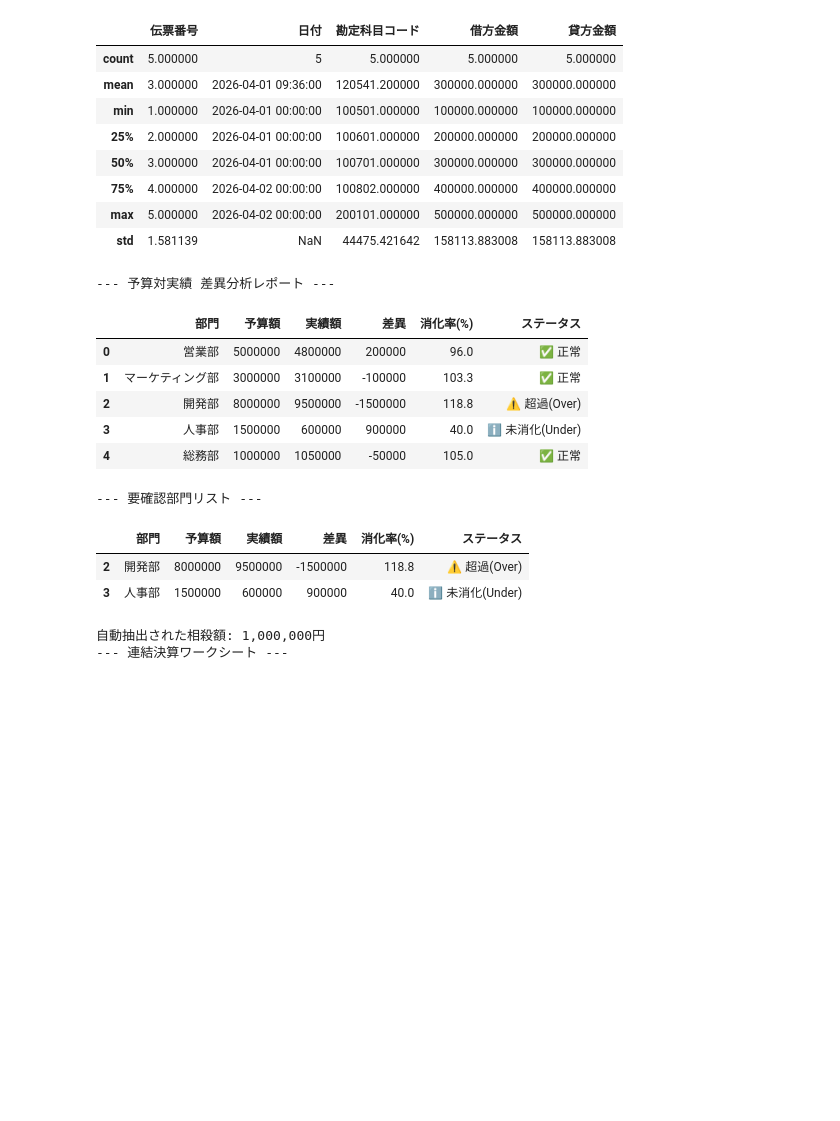
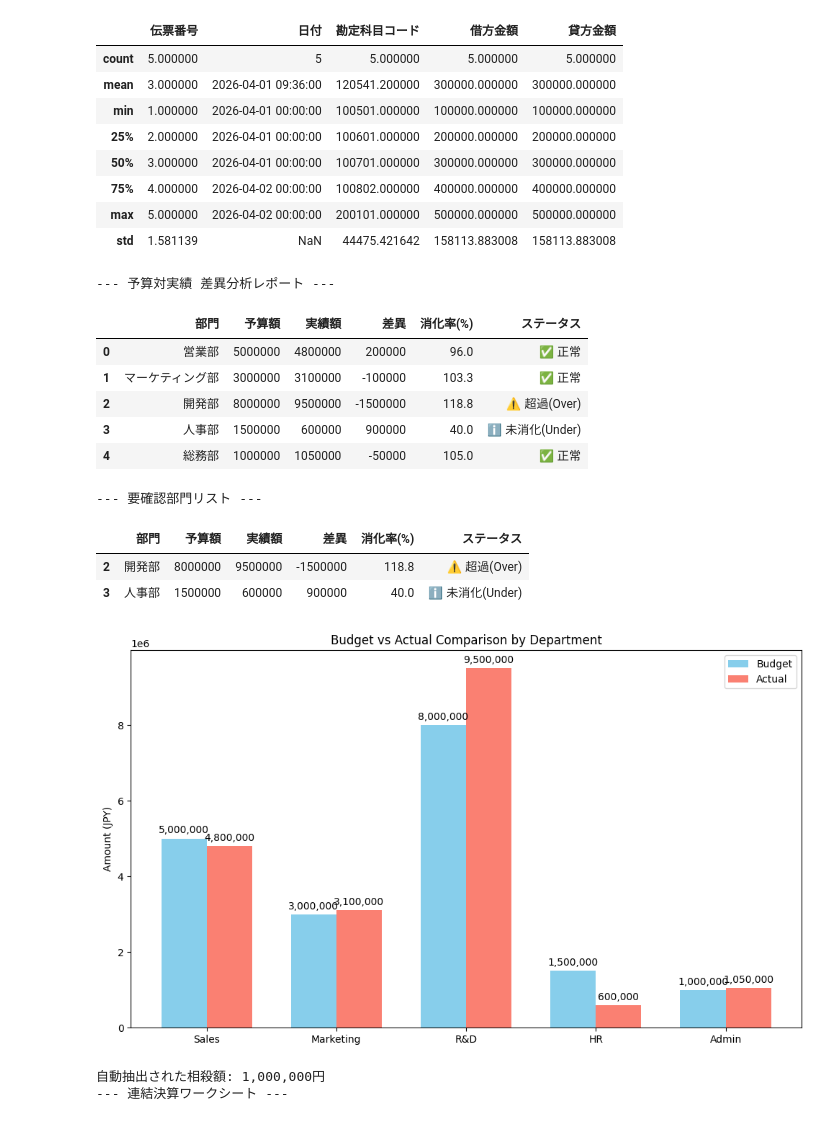
Before and after one commit to Koji-Accounting-Tech/D365-Finance-Data-Validator, a Jupyter notebook: D365_Data_Processing.ipynb, the cells around one changed output. Cells and saved outputs as stored; diff of their text form; code cells hidden in the pictures; blank space fills up the shorter version.

Commit message:
Colab を使用して作成されました

```diff
--- a/D365_Data_Processing.ipynb
+++ b/D365_Data_Processing.ipynb
@@ -60,33 +60,75 @@ df_vansa['消化率(%)'] = (df_vansa['実績額'] / df_vansa['予算額'] * 100)
 # 消化率が110%以上、または50%以下を異常とする
 def judge_alert(percent):
     if percent >= 110:
         return "⚠️ 超過(Over)"
     elif percent <= 50:
         return "ℹ️ 未消化(Under)"
     else:
         return "✅ 正常"
 
 df_vansa['ステータス'] = df_vansa['消化率(%)'].apply(judge_alert)
 
 print("--- 予算対実績 差異分析レポート ---")
 display(df_vansa)
 
 # 6. アラート対象のみ抽出
 alerts = df_vansa[df_vansa['ステータス'] != "✅ 正常"]
 print("\n--- 要確認部門リスト ---")
 display(alerts)
+
+import matplotlib.pyplot as plt
+import numpy as np
+
+# 日本語フォントの設定（Colabで日本語を表示するための簡易設定）
+plt.rcParams['font.family'] = 'sans-serif'
+
+# 7. データの準備（英語にマッピング）
+# 日本語の部門名を英語に変換して表示用にする
+dept_map = {
+    '営業部': 'Sales',
+    'マーケティング部': 'Marketing',
+    '開発部': 'R&D',
+    '人事部': 'HR',
+    '総務部': 'Admin'
+}
+labels = df_vansa['部門'].map(dept_map)
+budget = df_vansa['予算額']
+actual = df_vansa['実績額']
+
+x = np.arange(len(labels))
+width = 0.35
+
+# 8. グラフの作成
+fig, ax = plt.subplots(figsize=(10, 6))
+rects1 = ax.bar(x - width/2, budget, width, label='Budget', color='skyblue')
+rects2 = ax.bar(x + width/2, actual, width, label='Actual', color='salmon')
+
+# 8. ラベルやタイトルの設定（英語）
+ax.set_ylabel('Amount (JPY)')
+ax.set_title('Budget vs Actual Comparison by Department')
+ax.set_xticks(x)
+ax.set_xticklabels(labels)
+ax.legend()
+
+# 9. 棒の上に数値を表示する（オプション）
+ax.bar_label(rects1, padding=3, fmt='{:,.0f}')
+ax.bar_label(rects2, padding=3, fmt='{:,.0f}')
+
+fig.tight_layout()
+plt.show()
 # %% [output]
 --- 予算対実績 差異分析レポート ---
 |  | 部門 | 予算額 | 実績額 | 差異 | 消化率(%) | ステータス |
 | 0 | 営業部 | 5000000 | 4800000 | 200000 | 96.0 | ✅ 正常 |
 | 1 | マーケティング部 | 3000000 | 3100000 | -100000 | 103.3 | ✅ 正常 |
 | 2 | 開発部 | 8000000 | 9500000 | -1500000 | 118.8 | ⚠️ 超過(Over) |
 | 3 | 人事部 | 1500000 | 600000 | 900000 | 40.0 | ℹ️ 未消化(Under) |
 | 4 | 総務部 | 1000000 | 1050000 | -50000 | 105.0 | ✅ 正常 |
 --- 要確認部門リスト ---
 |  | 部門 | 予算額 | 実績額 | 差異 | 消化率(%) | ステータス |
 | 2 | 開発部 | 8000000 | 9500000 | -1500000 | 118.8 | ⚠️ 超過(Over) |
 | 3 | 人事部 | 1500000 | 600000 | 900000 | 40.0 | ℹ️ 未消化(Under) |
+[figure, added]
 # %%
 import pandas as pd
 
```
